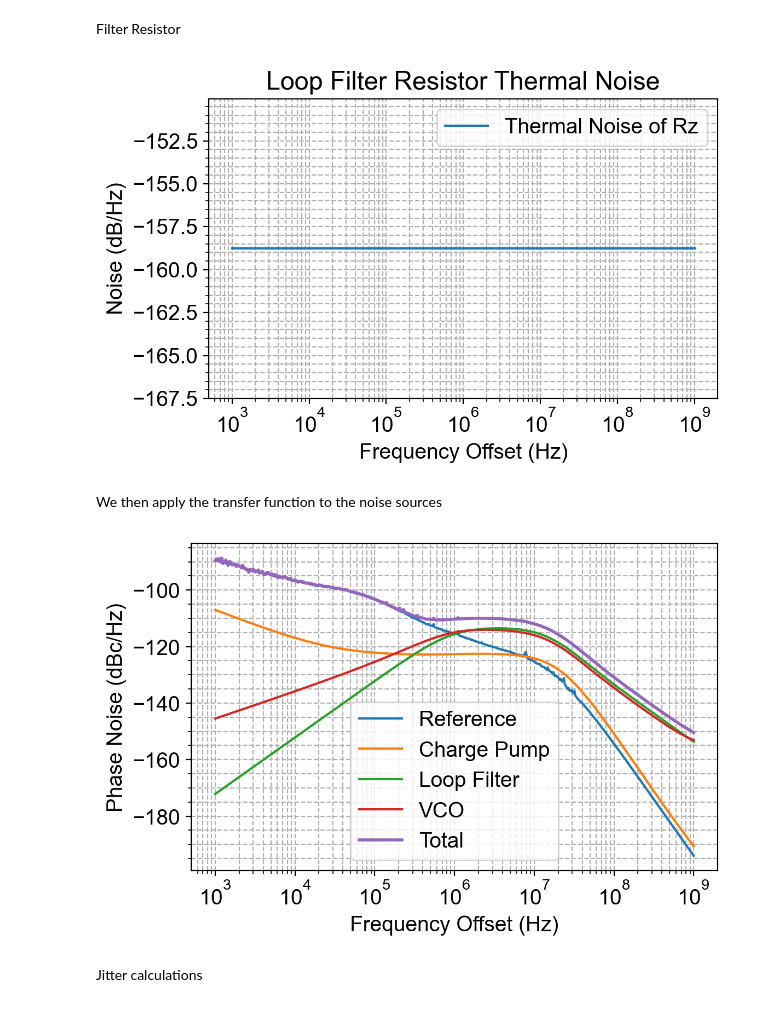
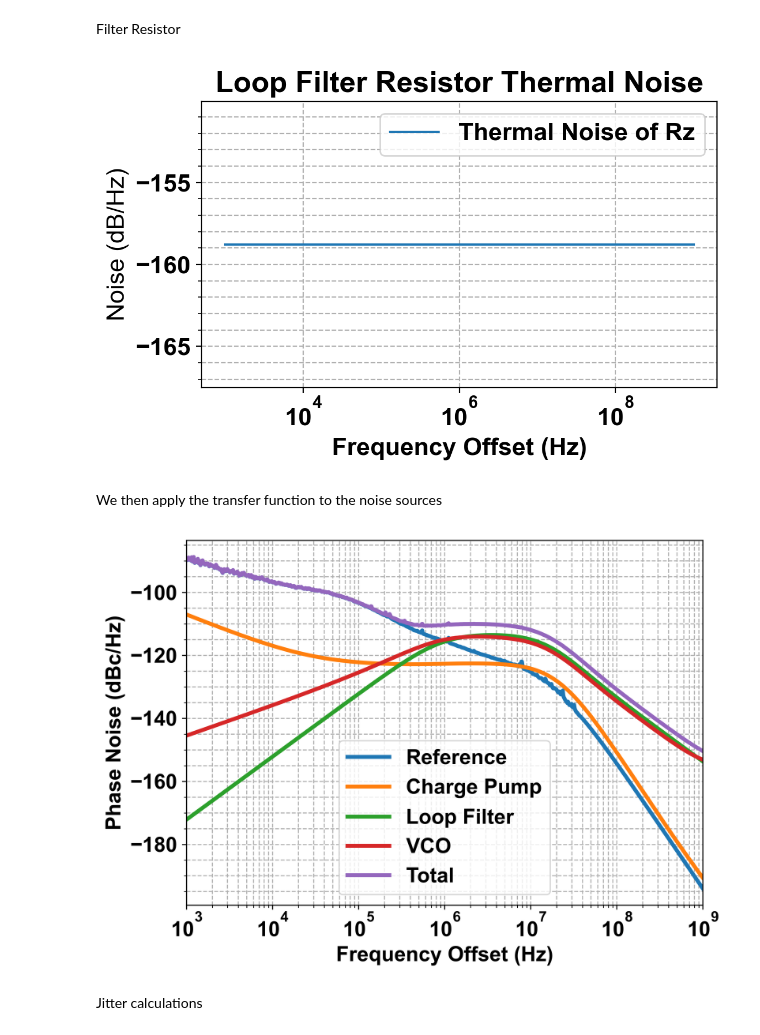
Before and after one commit to Torr250/serdes-modeling, a Jupyter notebook: pll/PllType2_Analog_2p5GHz_CustomValues_demo.ipynb, the cells around one changed output. Drawn from its saved outputs; the diff is of its cells as text; code cells hidden in the pictures.

```diff
--- a/pll/PllType2_Analog_2p5GHz_CustomValues_demo.ipynb
+++ b/pll/PllType2_Analog_2p5GHz_CustomValues_demo.ipynb
@@ -140,15 +140,16 @@ Plot results
 # %%
 # Set font properties
 plt.rcParams['font.family'] = 'Arial'
-plt.rcParams['font.size'] = 14
+plt.rcParams['font.size'] = 16
+plt.rcParams['font.weight'] = 'bold'
 
 # Plot Open Loop magnitude
 plt.figure(figsize=(6, 4), dpi=200)
 plt.minorticks_on()
 plt.semilogx(f, H_LG_mag_db, color='tab:blue', linewidth=2)
 plt.title('Open Loop Magnitude |H_LG| (dB)')
-plt.xlabel('Frequency (Hz)')
-plt.ylabel('Magnitude (dB)')
+plt.xlabel('Frequency (Hz)', fontweight='bold')
+plt.ylabel('Magnitude (dB)', fontweight='bold')
 plt.grid(True, linestyle='--', which='both')
 plt.show()
 
@@ -157,8 +158,8 @@ plt.figure(figsize=(6, 4), dpi=200)
 plt.minorticks_on()
 plt.semilogx(f, H_LG_phase_deg, color='tab:green', linewidth=2)
 plt.title('Open Loop Phase H_LG (deg)')
-plt.xlabel('Frequency (Hz)')
-plt.ylabel('Phase (deg)')
+plt.xlabel('Frequency (Hz)', fontweight='bold')
+plt.ylabel('Phase (deg)', fontweight='bold')
 plt.grid(True, linestyle='--', which='both')
 plt.show()
 
@@ -167,8 +168,8 @@ plt.figure(figsize=(6, 4), dpi=200)
 plt.minorticks_on()
 plt.semilogx(f, H_CL_mag_db, color='tab:orange', linewidth=2)
 plt.title('Closed Loop Magnitude |H_CL| (dB)')
-plt.xlabel('Frequency (Hz)')
-plt.ylabel('Magnitude (dB)')
+plt.xlabel('Frequency (Hz)', fontweight='bold')
+plt.ylabel('Magnitude (dB)', fontweight='bold')
 plt.grid(True, linestyle='--', which='both')
 plt.show()
 
@@ -177,8 +178,8 @@ plt.figure(figsize=(6, 4), dpi=200)
 plt.minorticks_on()
 plt.plot(t_out * 1e6, H_CL_step, color='tab:red', linewidth=2)
 plt.title('Closed Loop Step Response')
-plt.xlabel('Time (us)')
-plt.ylabel('Normalized amplitude')
+plt.xlabel('Time (us)', fontweight='bold')
+plt.ylabel('Normalized amplitude', fontweight='bold')
 plt.grid(True, linestyle='--', which='both')
 plt.xlim([0, 1e6* settling_time * 1.2])  # Focus on settling time region
 plt.show()
@@ -367,15 +368,15 @@ thermal_noise_Rz_dbHz = 10 * np.log10(thermal_noise_Rz) * np.ones_like(f)  # Fla
 plt.figure(figsize=(6, 4), dpi=200)
 plt.minorticks_on()
 plt.semilogx(f, thermal_noise_Rz_dbHz, label='Thermal Noise of Rz', color='tab:blue')
-plt.title('Loop Filter Resistor Thermal Noise')
-plt.xlabel('Frequency Offset (Hz)')
+plt.title('Loop Filter Resistor Thermal Noise', fontweight='bold')
+plt.xlabel('Frequency Offset (Hz)', fontweight='bold')
 plt.ylabel('Noise (dB/Hz)')
 plt.grid(True, linestyle='--', which='both')
 plt.legend()
 plt.tight_layout()
 plt.show()
 # %% [output]
-[figure, old version]
+[figure, new version]
 # %% [markdown]
 We then apply the transfer function to the noise sources
 # %%
@@ -394,22 +395,24 @@ total_output_phase_noise = 10 * np.log10(
 )
 # %%
 # Plot resulting output phase noise contributions
-plt.figure(figsize=(6, 4), dpi=200)
+plt.figure(figsize=(7, 5), dpi=400)
 plt.minorticks_on()
-plt.semilogx(f, output_phase_noise_ref, label='Reference', color='tab:blue')
-plt.semilogx(f, output_phase_noise_cp, label='Charge Pump', color='tab:orange')
-plt.semilogx(f, output_phase_noise_Rz, label='Loop Filter', color='tab:green')
-plt.semilogx(f, output_phase_noise_vco, label='VCO', color='tab:red')
-plt.semilogx(f, total_output_phase_noise, label='Total', color='tab:purple', linewidth=2)
+plt.semilogx(f, output_phase_noise_ref, label='Reference', color='tab:blue', linewidth=3)
+plt.semilogx(f, output_phase_noise_cp, label='Charge Pump', color='tab:orange', linewidth=3)
+plt.semilogx(f, output_phase_noise_Rz, label='Loop Filter', color='tab:green', linewidth=3)
+plt.semilogx(f, output_phase_noise_vco, label='VCO', color='tab:red', linewidth=3)
+plt.semilogx(f, total_output_phase_noise, label='Total', color='tab:purple', linewidth=3)
 #plt.title('PLL Output Phase Noise Contributions')
-plt.xlabel('Frequency Offset (Hz)')
-plt.ylabel('Phase Noise (dBc/Hz)')
+plt.xlabel('Frequency Offset (Hz)', fontweight='bold')
+plt.ylabel('Phase Noise (dBc/Hz)', fontweight='bold')
+plt.xlim([1e3, 1e9])
 plt.grid(True, linestyle='--', which='both')
 plt.legend()
 plt.tight_layout()
+plt.savefig('output_phase_noise_contributions.pdf', dpi=400)
 plt.show()
 # %% [output]
-[figure, old version]
+[figure, new version]
 # %% [markdown]
 Jitter calculations
 # %%
```
Also changed, not shown: parts of 5 cells of this notebook, 14 other files.
